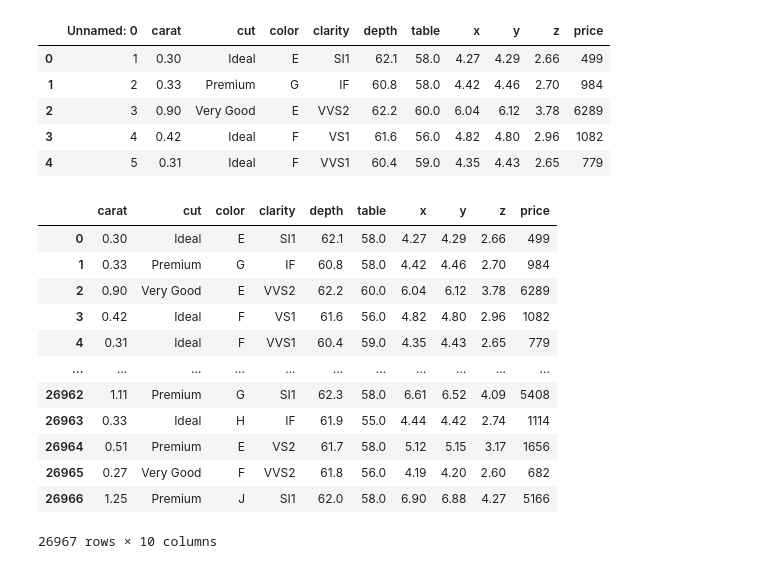
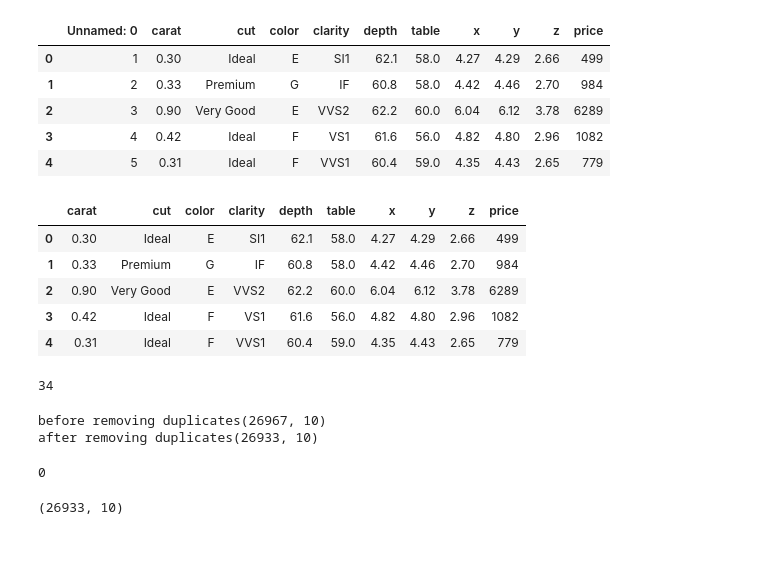
Before and after one commit to Arbajkhan777/DiamondPricePrediction-Docker-ML, a Jupyter notebook: notebooks/research.ipynb, the cells around one changed output. Saved outputs shown, nothing was run; the diff lists cells and outputs as text; code cells hidden in the pictures.

```diff
--- a/notebooks/research.ipynb
+++ b/notebooks/research.ipynb
@@ -94,18 +94,32 @@ data.head()
 | 3 | 4 | 0.42 | Ideal | F | VS1 | 61.6 | 56.0 | 4.82 | 4.80 | 2.96 | 1082 |
 | 4 | 5 | 0.31 | Ideal | F | VVS1 | 60.4 | 59.0 | 4.35 | 4.43 | 2.65 | 779 |
 # %%
-data.drop(labels='Unnamed: 0',axis=1)
+data=data.drop(labels='Unnamed: 0',axis=1)
-# %% [output]
-|  | carat | cut | color | clarity | depth | table | x | y | z | price |
-| 0 | 0.30 | Ideal | E | SI1 | 62.1 | 58.0 | 4.27 | 4.29 | 2.66 | 499 |
-| 1 | 0.33 | Premium | G | IF | 60.8 | 58.0 | 4.42 | 4.46 | 2.70 | 984 |
-| 2 | 0.90 | Very Good | E | VVS2 | 62.2 | 60.0 | 6.04 | 6.12 | 3.78 | 6289 |
-| 3 | 0.42 | Ideal | F | VS1 | 61.6 | 56.0 | 4.82 | 4.80 | 2.96 | 1082 |
-| 4 | 0.31 | Ideal | F | VVS1 | 60.4 | 59.0 | 4.35 | 4.43 | 2.65 | 779 |
-| ... | ... | ... | ... | ... | ... | ... | ... | ... | ... | ... |
-| 26962 | 1.11 | Premium | G | SI1 | 62.3 | 58.0 | 6.61 | 6.52 | 4.09 | 5408 |
-| 26963 | 0.33 | Ideal | H | IF | 61.9 | 55.0 | 4.44 | 4.42 | 2.74 | 1114 |
-| 26964 | 0.51 | Premium | E | VS2 | 61.7 | 58.0 | 5.12 | 5.15 | 3.17 | 1656 |
-| 26965 | 0.27 | Very Good | F | VVS2 | 61.8 | 56.0 | 4.19 | 4.20 | 2.60 | 682 |
-| 26966 | 1.25 | Premium | J | SI1 | 62.0 | 58.0 | 6.90 | 6.88 | 4.27 | 5166 |
-26967 rows × 10 columns
+# %%
+data.head()
+# %% [output]
+|  | carat | cut | color | clarity | depth | table | x | y | z | price |
+| 0 | 0.30 | Ideal | E | SI1 | 62.1 | 58.0 | 4.27 | 4.29 | 2.66 | 499 |
+| 1 | 0.33 | Premium | G | IF | 60.8 | 58.0 | 4.42 | 4.46 | 2.70 | 984 |
+| 2 | 0.90 | Very Good | E | VVS2 | 62.2 | 60.0 | 6.04 | 6.12 | 3.78 | 6289 |
+| 3 | 0.42 | Ideal | F | VS1 | 61.6 | 56.0 | 4.82 | 4.80 | 2.96 | 1082 |
+| 4 | 0.31 | Ideal | F | VVS1 | 60.4 | 59.0 | 4.35 | 4.43 | 2.65 | 779 |
+# %%
+data.duplicated().sum()
+# %% [output]
+34
+# %%
+print(f'before removing duplicates{data.shape}')
+data.drop_duplicates(inplace=True)
+print(f'after removing duplicates{data.shape}')
+# %% [output]
+before removing duplicates(26967, 10)
+after removing duplicates(26933, 10)
+# %%
+data.duplicated().sum()
+# %% [output]
+0
+# %%
+data.shape
+# %% [output]
+(26933, 10)
```
Also changed, not shown: parts of 10 cells of this notebook, 1 other file.
